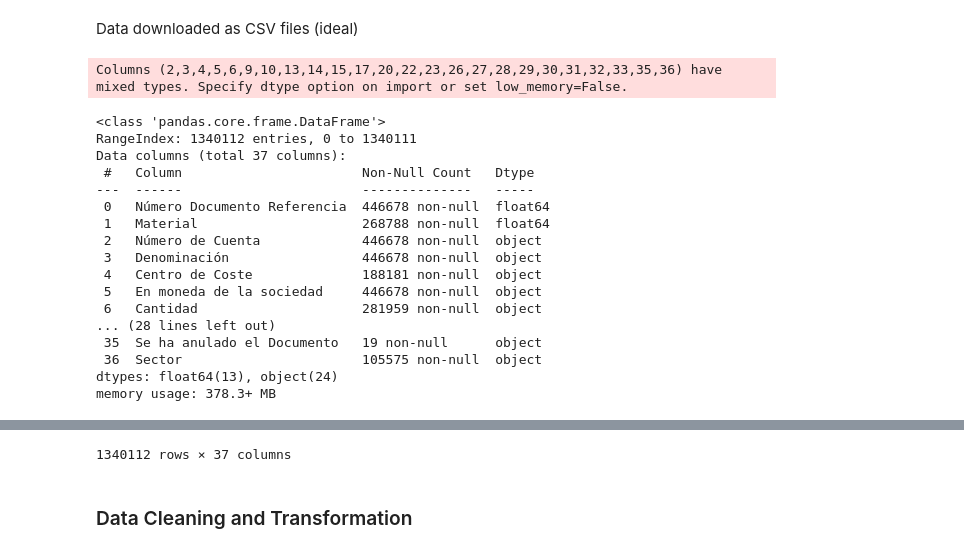
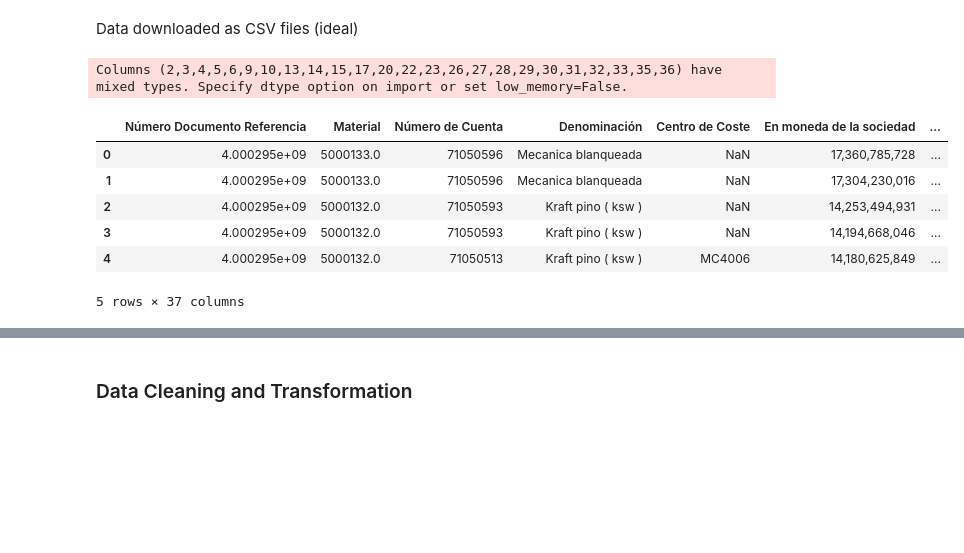
Before and after one commit to danielbenavides-git/PICE, a Jupyter notebook: Data Analysis - SW - S2.ipynb, the cells around one changed output, grey strips where cells are left out. Cells and saved outputs as stored; diff of their text form; code cells hidden in the pictures; blank space fills up the shorter version.

```diff
--- a/Data Analysis - SW - S2.ipynb
+++ b/Data Analysis - SW - S2.ipynb
@@ -42,24 +42,12 @@ df.to_csv("PICE BD 2025 - Joint.csv", index=False)
 # %%
 df = pd.read_csv("PICE BD 2025 - Joint.csv")
-
-df.info()
-df
+df.head()
 # %% [output]
 Columns (2,3,4,5,6,9,10,13,14,15,17,20,22,23,26,27,28,29,30,31,32,33,35,36) have mixed types. Specify dtype option on import or set low_memory=False.
+|  | Número Documento Referencia | Material | Número de Cuenta | Denominación | Centro de Coste | En moneda de la sociedad | ... |
+| 0 | 4.000295e+09 | 5000133.0 | 71050596 | Mecanica blanqueada | NaN | 17,360,785,728 | ... |
+| 1 | 4.000295e+09 | 5000133.0 | 71050596 | Mecanica blanqueada | NaN | 17,304,230,016 | ... |
+| 2 | 4.000295e+09 | 5000132.0 | 71050593 | Kraft pino ( ksw ) | NaN | 14,253,494,931 | ... |
+| 3 | 4.000295e+09 | 5000132.0 | 71050593 | Kraft pino ( ksw ) | NaN | 14,194,668,046 | ... |
+| 4 | 4.000295e+09 | 5000132.0 | 71050513 | Kraft pino ( ksw ) | MC4006 | 14,180,625,849 | ... |
-<class 'pandas.core.frame.DataFrame'>
-RangeIndex: 1340112 entries, 0 to 1340111
-Data columns (total 37 columns):
- #   Column                       Non-Null Count   Dtype
----  ------                       --------------   -----
- 0   Número Documento Referencia  446678 non-null  float64
- 1   Material                     268788 non-null  float64
- 2   Número de Cuenta             446678 non-null  object
- 3   Denominación                 446678 non-null  object
- 4   Centro de Coste              188181 non-null  object
- 5   En moneda de la sociedad     446678 non-null  object
- 6   Cantidad                     281959 non-null  object
-... (28 lines left out)
- 35  Se ha anulado el Documento   19 non-null      object
- 36  Sector                       105575 non-null  object
-dtypes: float64(13), object(24)
-memory usage: 378.3+ MB
+5 rows × 37 columns
@@ -78,4 +54,3 @@ memory usage: 378.3+ MB
-1340112 rows × 37 columns
 # %% [markdown]
 ### Data Cleaning and Transformation
 # %%
```
Also changed, not shown: parts of 10 cells of this notebook.
